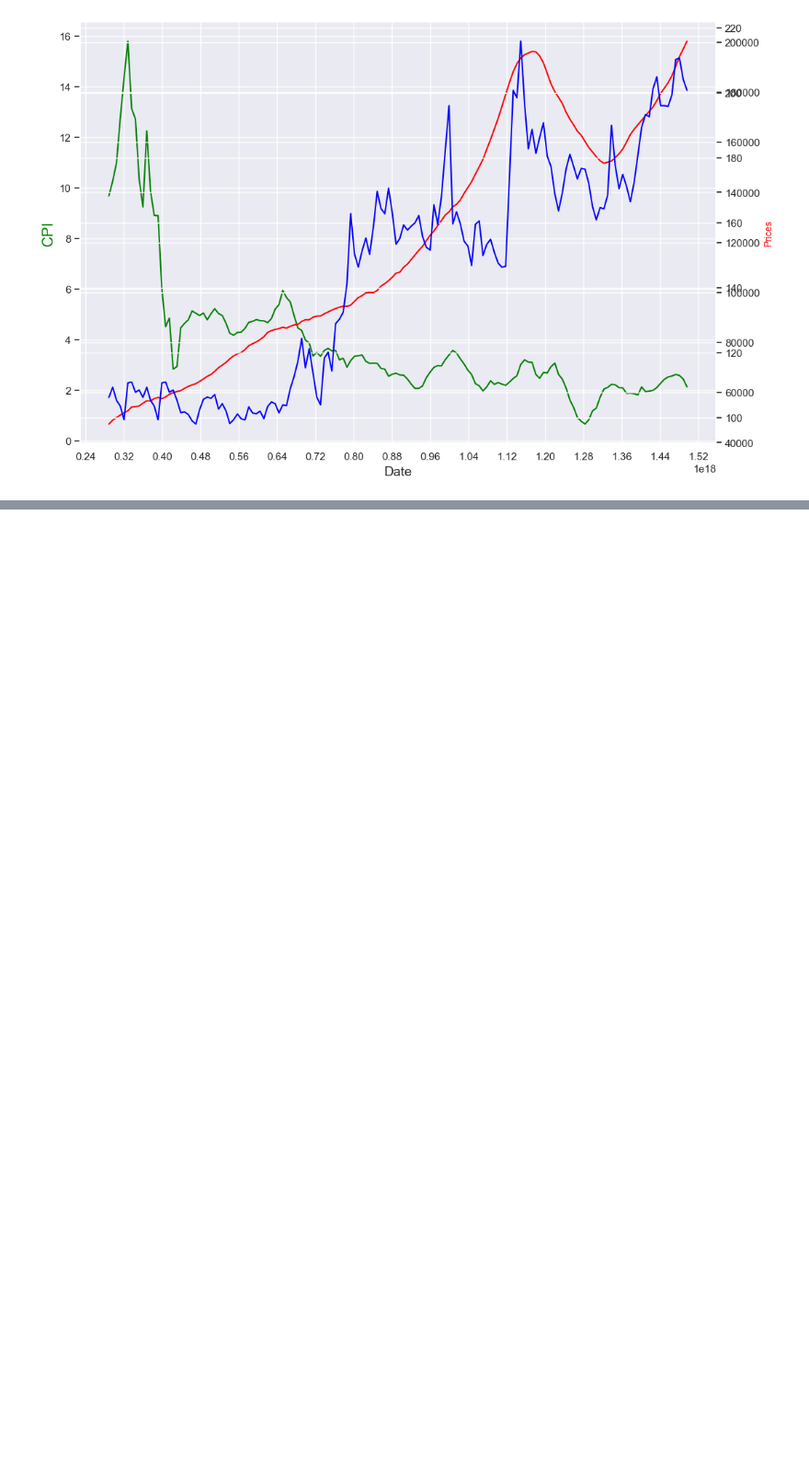
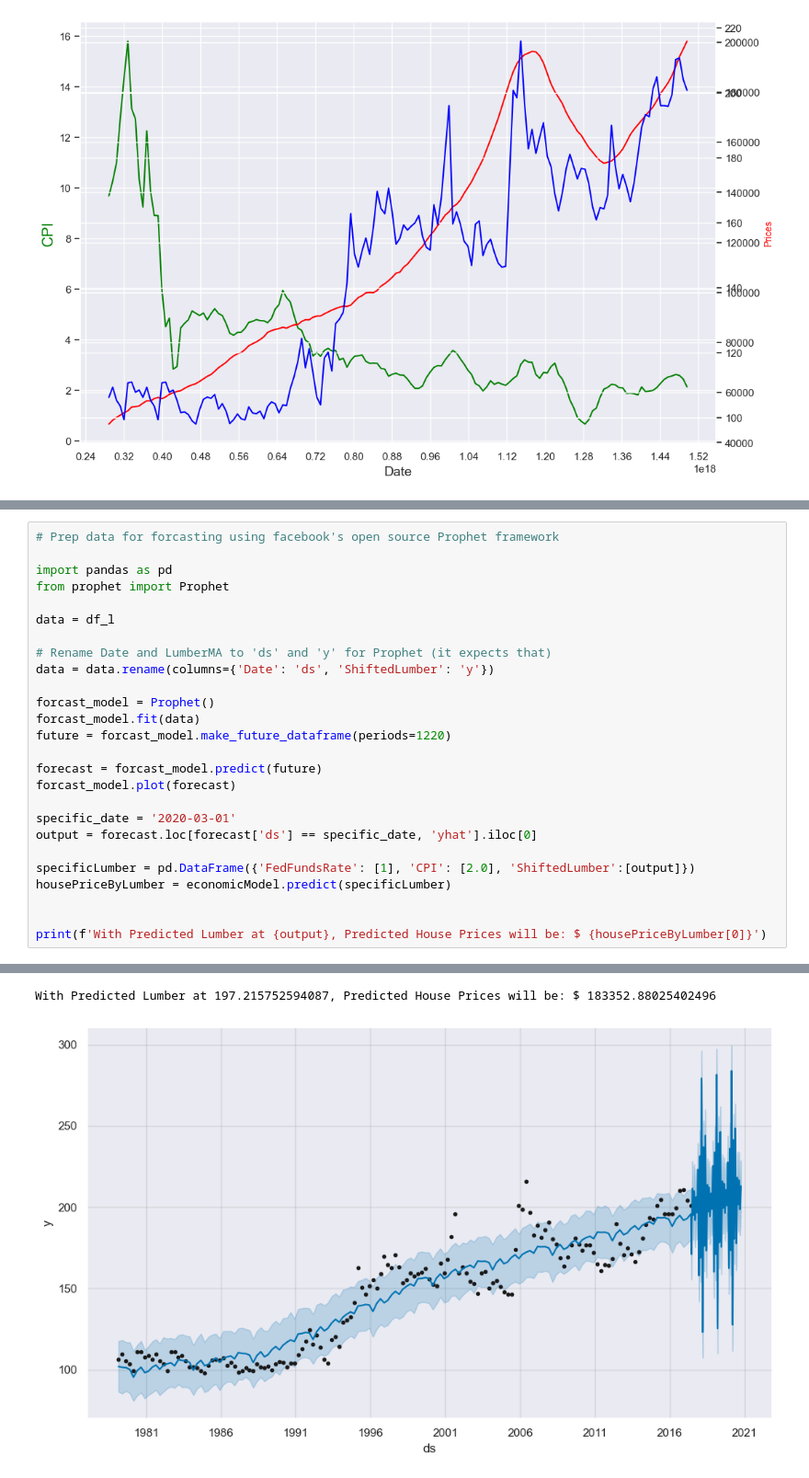
Before and after one commit to sullysbrain/wgu-c964-capstone, a Jupyter notebook: c951-task3-v2.ipynb, the cells around one changed output, grey strips where cells are left out. Shown at 92% size. Drawn from its saved outputs; the diff is of its cells as text; blank space fills up the shorter version.

```diff
--- a/c951-task3.ipynb
+++ b/c951-task3-v2.ipynb
@@ -237,0 +285,27 @@ Predicted Price: $ 206,614
+# %%
+# Prep data for forcasting using facebook's open source Prophet framework
+
+import pandas as pd
+from prophet import Prophet
+
+data = df_l
+
+# Rename Date and LumberMA to 'ds' and 'y' for Prophet (it expects that)
+data = data.rename(columns={'Date': 'ds', 'ShiftedLumber': 'y'})
+
+forcast_model = Prophet()
+forcast_model.fit(data)
+future = forcast_model.make_future_dataframe(periods=1220)
+
+forecast = forcast_model.predict(future)
+forcast_model.plot(forecast)
+
+specific_date = '2020-03-01'
+output = forecast.loc[forecast['ds'] == specific_date, 'yhat'].iloc[0]
+
+specificLumber = pd.DataFrame({'FedFundsRate': [1], 'CPI': [2.0], 'ShiftedLumber':[output]})
+housePriceByLumber = economicModel.predict(specificLumber)
+
+
+print(f'With Predicted Lumber at {output}, Predicted House Prices will be: $ {housePriceByLumber[0]}')
+# %% [output]
@@ -237,0 +314,2 @@ Predicted Price: $ 206,614
+With Predicted Lumber at 197.215752594087, Predicted House Prices will be: $ 183352.88025402496
+[figure, added]
```
Also changed, not shown: parts of 6 cells of this notebook.
